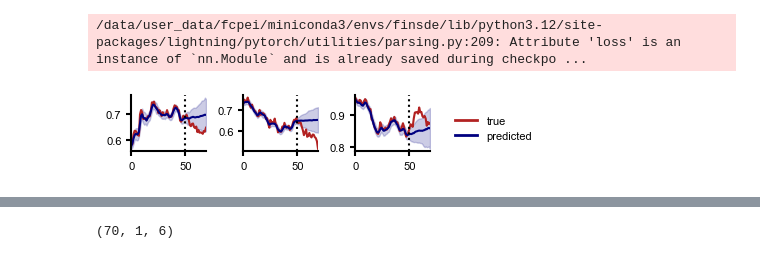
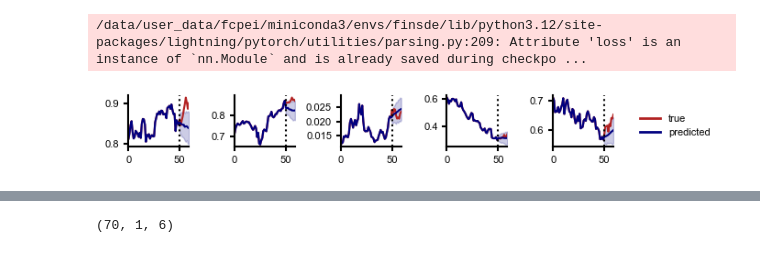
Before and after one commit to felixp8/sde-finance, a Jupyter notebook: notebooks/sde_diagnostic_plots.ipynb, the cells around one changed output, grey strips where cells are left out. Saved outputs shown, nothing was run; the diff lists cells and outputs as text; code cells hidden in the pictures.

```diff
--- a/notebooks/sde_diagnostic_plots.ipynb
+++ b/notebooks/sde_diagnostic_plots.ipynb
@@ -28,9 +32,9 @@ import hydra
 # %%
-run_dir = Path("../scripts/results/run-2025-04-06_16-54-12")
+run_dir = Path("../scripts/results/run-2025-04-17_10-04-04")
 cfg_path = run_dir / "config.yaml"
 cfg = OmegaConf.load(cfg_path)
 # %%
-checkpoint_type = "best"
+checkpoint_type = "last"
 
 checkpoint_dir = run_dir / "checkpoints"
 if checkpoint_type == "best":
@@ -49,6 +53,6 @@ pl_module = FinSDELightningModule.load_from_checkpoint(
 /data/user_data/fcpei/miniconda3/envs/finsde/lib/python3.12/site-packages/lightning/pytorch/utilities/parsing.py:209: Attribute 'loss' is an instance of `nn.Module` and is already saved during checkpo ...
 # %%
 datamodule_cfg = cfg.datamodule.copy()
-datamodule_cfg.pred_horizon = 20
+datamodule_cfg.pred_horizon = 10
 datamodule = hydra.utils.instantiate(datamodule_cfg)
 datamodule.setup("")
@@ -57 +59,3 @@ val_dataloader = datamodule.val_dataloader()
+# %%
+eval_dataset = datamodule.test_dataset
 # %%
@@ -112,21 +100,21 @@ with torch.no_grad():
 # %%
 from matplotlib.lines import Line2D
 
 with plt.rc_context(fname="../.matplotlibrc"):
     fig, axs = plt.subplots(1, n_traj+1, figsize=(1.2*n_traj+1, 1))
     for i, (true, mean, std) in enumerate(trajs):
         axs[i].plot(true, color="firebrick")
         axs[i].plot(mean, color="navy")
         axs[i].fill_between(np.arange(len(mean)), mean - 2 * std, mean + 2 * std, color="navy", alpha=0.2)
         axs[i].axvline(50, ymin=0, ymax=1, linestyle=":", color="black")
-        axs[i].set_xlim(0, 69)
+        axs[i].set_xlim(0, 59)
     axs[-1].axis('off')
 
     custom_lines = [Line2D([0], [0], color="firebrick", lw=2),
                     Line2D([0], [0], color="navy", lw=2)]
     plt.legend(custom_lines, ['true', 'predicted'], loc="lower right")
     plt.tight_layout()
     plt.savefig("temp.pdf")
     plt.show()
 # %% [output]
-[figure, old version]
+[figure, new version]
```
Also changed, not shown: parts of 5 cells of this notebook, 15 other files.
